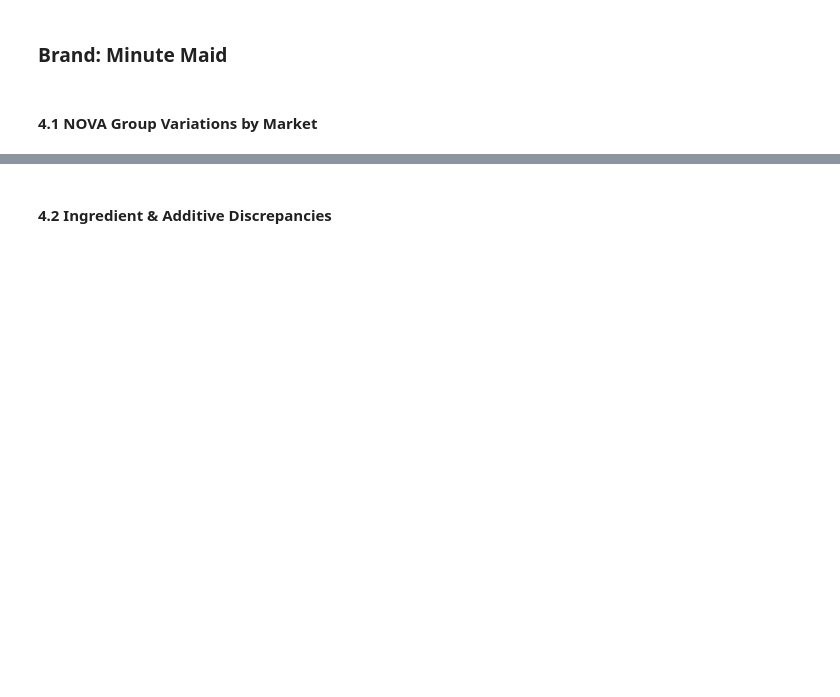
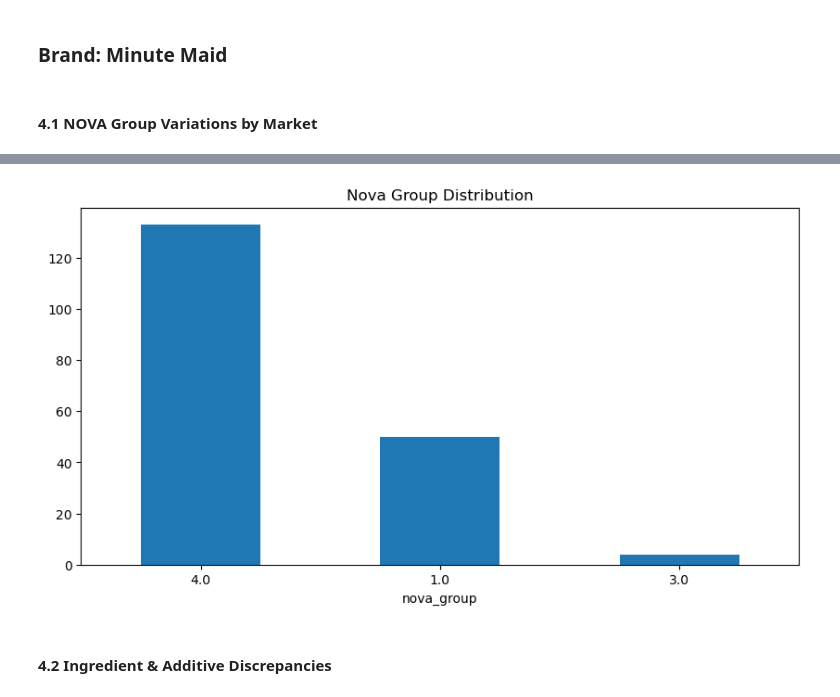
Before and after one commit to Codon-s/cpg-product-intelligence, a Jupyter notebook: report.ipynb, the cells around one changed output, grey strips where cells are left out. Saved outputs shown, nothing was run; the diff lists cells and outputs as text; code cells hidden in the pictures; blank space fills up the shorter version.

```diff
--- a/report.ipynb
+++ b/report.ipynb
@@ -8,13 +9,13 @@ import pandas as pd
 # %%
 # Importing Datasets
-cocacola = pd.read_csv(r'datasets\coca-cola_from_dump.csv')
-fairlife = pd.read_csv(r'datasets\fairlife_from_dump.csv')
-fanta = pd.read_csv(r'datasets\fanta_from_dump.csv')
-maaza = pd.read_csv(r'datasets\maaza_from_dump.csv')
-minutemaid = pd.read_csv(r'datasets\minute maid_from_dump.csv')
-schweppes = pd.read_csv(r'datasets\schweppes_from_dump.csv')
-sprite = pd.read_csv(r'datasets\sprite_from_dump.csv')
-topochico = pd.read_csv(r'datasets\topo chico_from_dump.csv')
+cocacola = pd.read_csv(r'datasets/coca-cola_from_dump.csv')
+fairlife = pd.read_csv(r'datasets/fairlife_from_dump.csv')
+fanta = pd.read_csv(r'datasets/fanta_from_dump.csv')
+maaza = pd.read_csv(r'datasets/maaza_from_dump.csv')
+minutemaid = pd.read_csv(r'datasets/minute maid_from_dump.csv')
+schweppes = pd.read_csv(r'datasets/schweppes_from_dump.csv')
+sprite = pd.read_csv(r'datasets/sprite_from_dump.csv')
+topochico = pd.read_csv(r'datasets/topo chico_from_dump.csv')
 # %% [markdown]
 ## Section 1: Global Overview
 # %% [markdown]
@@ -471,3 +507,16 @@ Catalog Variations across Various Countries
+# %%
+df = minutemaid  # Example: using the minutemaid dataset for analysis
+
+NovaGroup = df.nova_group.value_counts().plot(
+    kind='bar',
+    figsize=(10,5),
+    title='Nova Group Distribution'
+)
+
+plt.xticks(rotation=0)
+plt.show()
+# %% [output]
+[figure, added]
 # %% [markdown]
 #### 4.2 Ingredient & Additive Discrepancies
 # %% [markdown]
```
Also changed, not shown: parts of 7 cells of this notebook, 1 other file.
